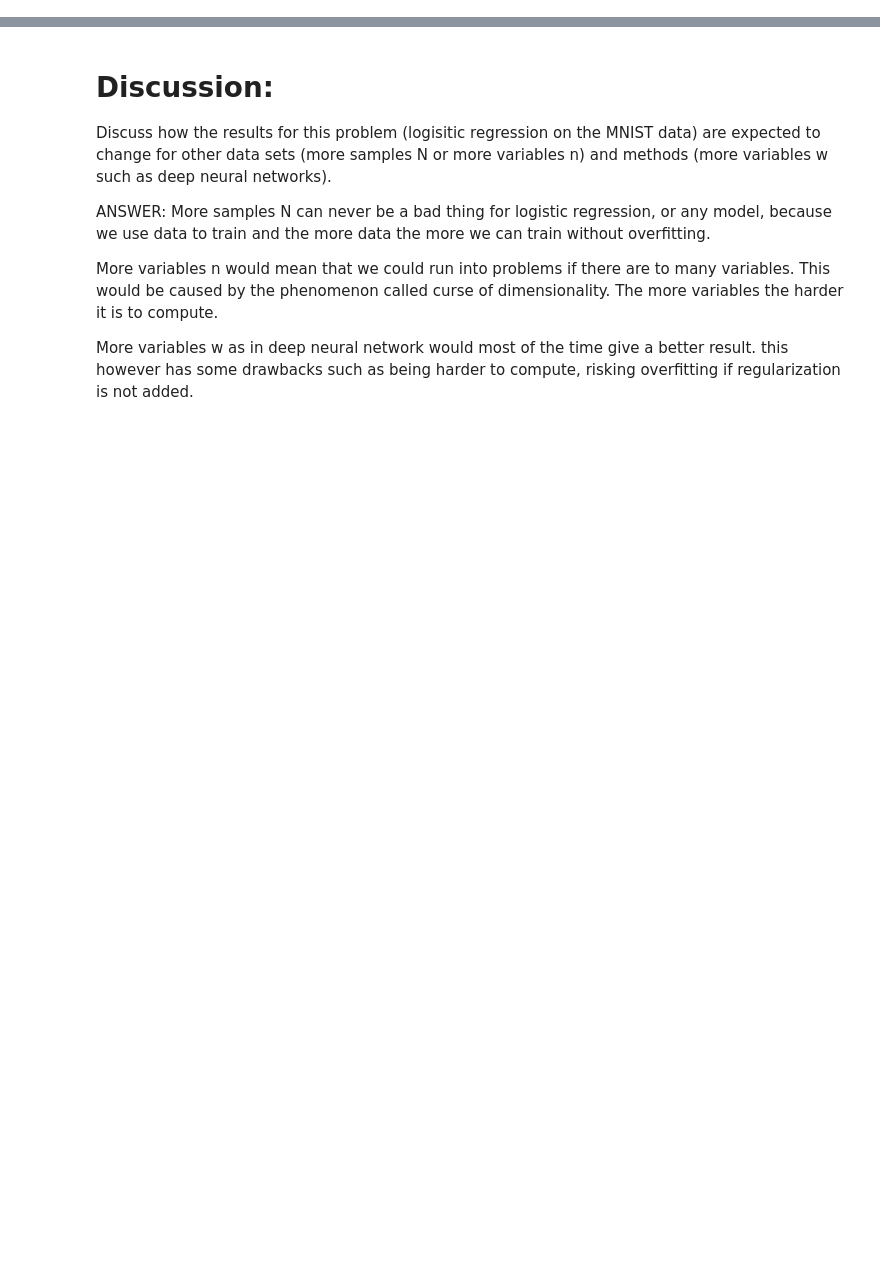
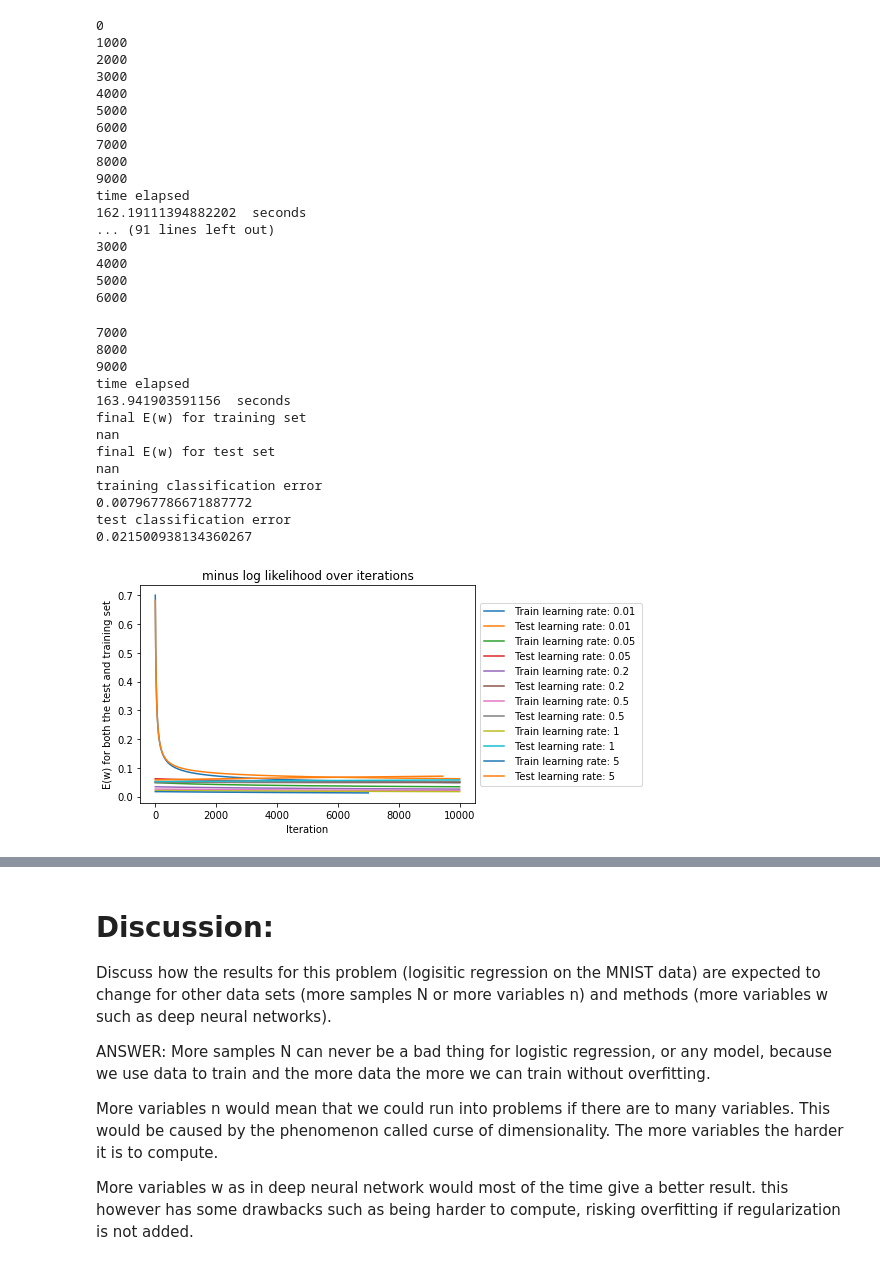
Before and after one commit to Ylja07/Cds-machine-learning, a Jupyter notebook: week4/CDS_week4_gradient.ipynb, the cells around one changed output, grey strips where cells are left out. Cells and saved outputs as stored; diff of their text form; code cells hidden in the pictures; blank space fills up the shorter version.

```diff
--- a/week4/CDS_week4_gradient.ipynb
+++ b/week4/CDS_week4_gradient.ipynb
@@ -52,0 +200,62 @@ Y_test:  (2038,)
+# %%
+gradient = Gradient(np.random.uniform(size=784), 0.01, 10)
+
+#make w approximately normalized
+initw=np.random.uniform(size=784)
+#normalize the initial weights
+initw=initw/(np.sum(initw))
+
+
+iterationscount=10000
+
+gradient = Gradient(initw, 0.01, iterationscount)
+
+# try different rate
+gradient2 = Gradient(initw, 0.05, iterationscount)
+
+gradient3 = Gradient(initw, 0.2, iterationscount)
+
+gradient4 = Gradient(initw, 0.5, iterationscount)
+
+gradient5 = Gradient(initw, 1, iterationscount)
+
+gradient6 = Gradient(initw, 5, iterationscount)
+
+gradient.train(X_train, Y_train2)
+gradient2.train(X_train, Y_train2)
+gradient3.train(X_train, Y_train2)
+gradient4.train(X_train, Y_train2)
+gradient5.train(X_train, Y_train2)
+gradient6.train(X_train, Y_train2)
+# %% [output]
+0
+1000
+2000
+3000
+4000
+5000
+6000
+7000
+8000
+9000
+time elapsed
+162.19111394882202  seconds
+... (91 lines left out)
+3000
+4000
+5000
+6000
+7000
+8000
+9000
+time elapsed
+163.941903591156  seconds
+final E(w) for training set
+nan
+final E(w) for test set
+nan
+training classification error
+0.007967786671887772
+test classification error
+0.021500938134360267
+[figure, added]
```
Also changed, not shown: parts of 18 cells of this notebook.
